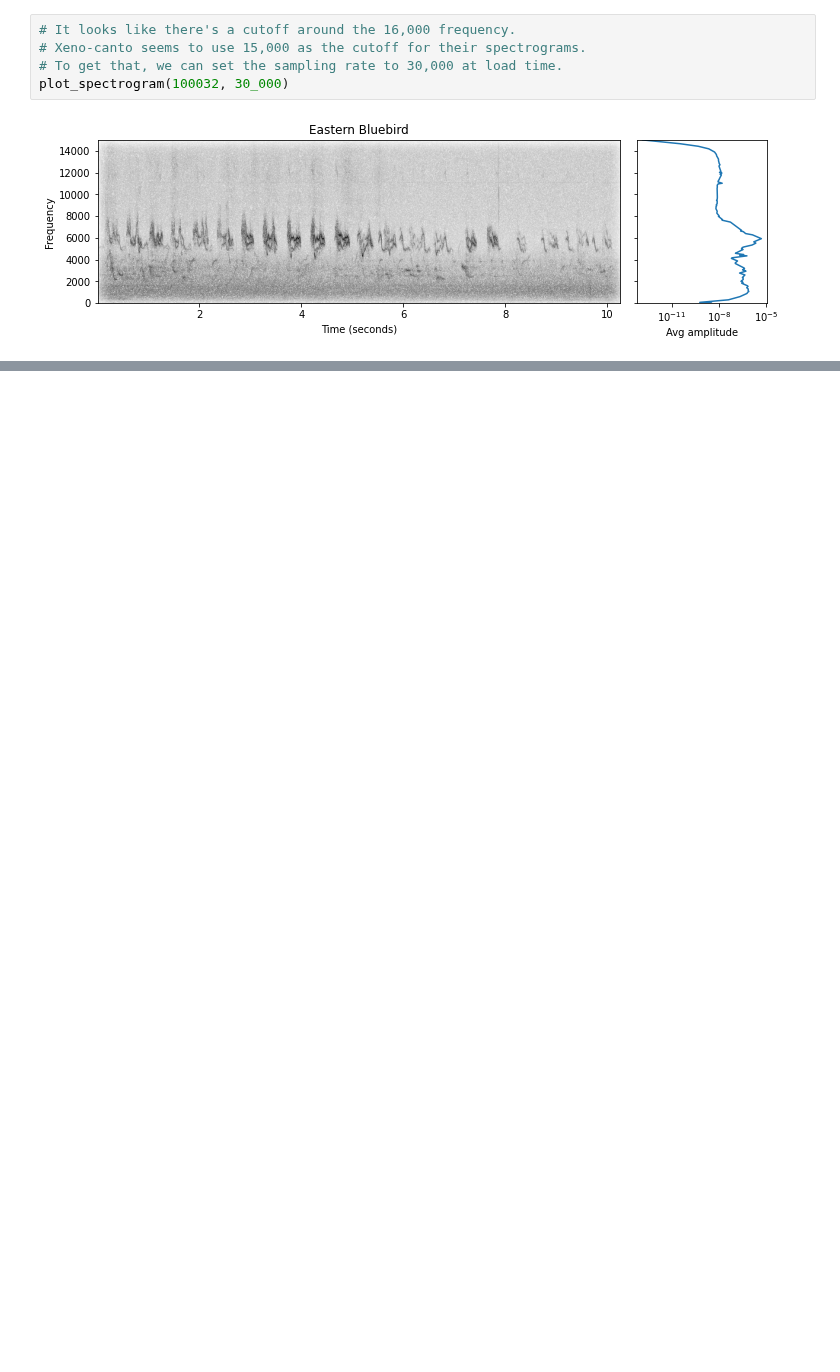
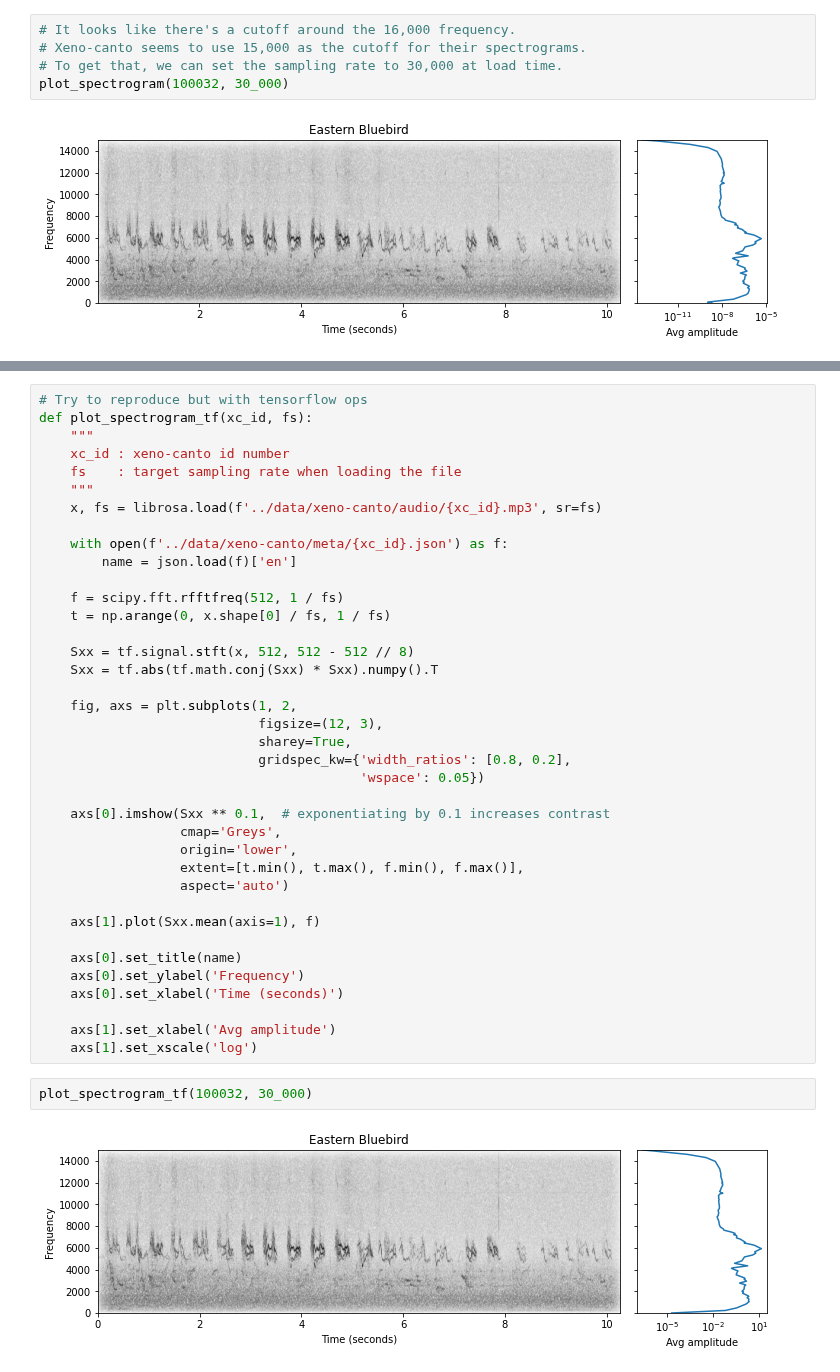
Before and after one commit to kbrose/chorus, a Jupyter notebook: notebooks/audio-file-processing.ipynb, the cells around one changed output, grey strips where cells are left out. Cells and saved outputs as stored; diff of their text form; blank space fills up the shorter version.

```diff
--- a/notebooks/audio-file-processing.ipynb
+++ b/notebooks/audio-file-processing.ipynb
@@ -80,0 +85,42 @@ plot_spectrogram(347367, 30_000)
+# %%
+# Try to reproduce but with tensorflow ops
+def plot_spectrogram_tf(xc_id, fs):
+    """
+    xc_id : xeno-canto id number
+    fs    : target sampling rate when loading the file
+    """
+    x, fs = librosa.load(f'../data/xeno-canto/audio/{xc_id}.mp3', sr=fs)
+
+    with open(f'../data/xeno-canto/meta/{xc_id}.json') as f:
+        name = json.load(f)['en']
+
+    f = scipy.fft.rfftfreq(512, 1 / fs)
+    t = np.arange(0, x.shape[0] / fs, 1 / fs)
+
+    Sxx = tf.signal.stft(x, 512, 512 - 512 // 8)
+    Sxx = tf.abs(tf.math.conj(Sxx) * Sxx).numpy().T
+
+    fig, axs = plt.subplots(1, 2,
+                            figsize=(12, 3),
+                            sharey=True,
+                            gridspec_kw={'width_ratios': [0.8, 0.2],
+                                         'wspace': 0.05})
+
+    axs[0].imshow(Sxx ** 0.1,  # exponentiating by 0.1 increases contrast
+                  cmap='Greys',
+                  origin='lower',
+                  extent=[t.min(), t.max(), f.min(), f.max()],
+                  aspect='auto')
+
+    axs[1].plot(Sxx.mean(axis=1), f)
+
+    axs[0].set_title(name)
+    axs[0].set_ylabel('Frequency')
+    axs[0].set_xlabel('Time (seconds)')
+
+    axs[1].set_xlabel('Avg amplitude')
+    axs[1].set_xscale('log')
+# %%
+plot_spectrogram_tf(100032, 30_000)
+# %% [output]
+[figure, added]
```
Also changed, not shown: parts of 7 cells of this notebook.
